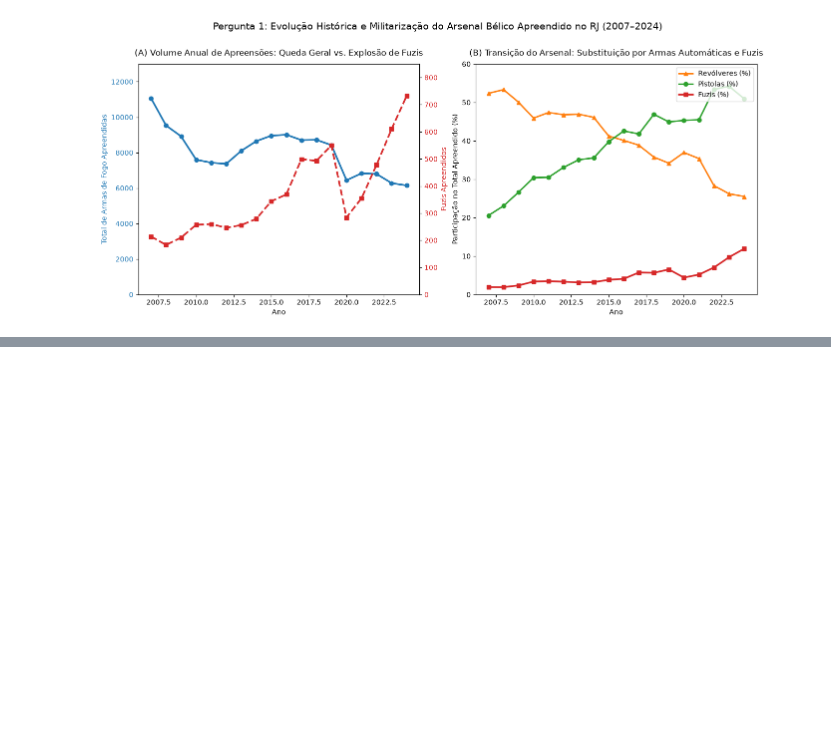
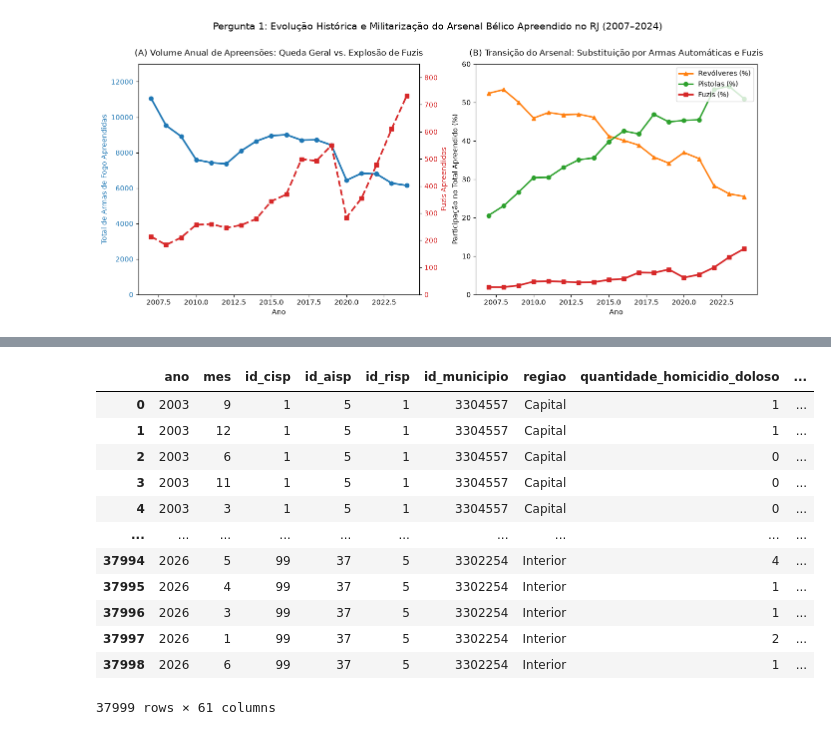
Before and after one commit to Josue-santoss/AEDV-A2-, a Jupyter notebook: NotebookAEDV.ipynb, the cells around one changed output, grey strips where cells are left out. Drawn from its saved outputs; the diff is of its cells as text; code cells hidden in the pictures; blank space fills up the shorter version.

```diff
--- a/NotebookAEDV.ipynb
+++ b/NotebookAEDV.ipynb
@@ -118,0 +425,16 @@ plt.show()
+# %%
+df_cisp_mensal
+# %% [output]
+|  | ano | mes | id_cisp | id_aisp | id_risp | id_municipio | regiao | quantidade_homicidio_doloso | ... |
+| 0 | 2003 | 9 | 1 | 5 | 1 | 3304557 | Capital | 1 | ... |
+| 1 | 2003 | 12 | 1 | 5 | 1 | 3304557 | Capital | 1 | ... |
+| 2 | 2003 | 6 | 1 | 5 | 1 | 3304557 | Capital | 0 | ... |
+| 3 | 2003 | 11 | 1 | 5 | 1 | 3304557 | Capital | 0 | ... |
+| 4 | 2003 | 3 | 1 | 5 | 1 | 3304557 | Capital | 0 | ... |
+| ... | ... | ... | ... | ... | ... | ... | ... | ... | ... |
+| 37994 | 2026 | 5 | 99 | 37 | 5 | 3302254 | Interior | 4 | ... |
+| 37995 | 2026 | 4 | 99 | 37 | 5 | 3302254 | Interior | 1 | ... |
+| 37996 | 2026 | 3 | 99 | 37 | 5 | 3302254 | Interior | 1 | ... |
+| 37997 | 2026 | 1 | 99 | 37 | 5 | 3302254 | Interior | 2 | ... |
+| 37998 | 2026 | 6 | 99 | 37 | 5 | 3302254 | Interior | 1 | ... |
+37999 rows × 61 columns
```
Also changed, not shown: parts of 30 cells of this notebook.
